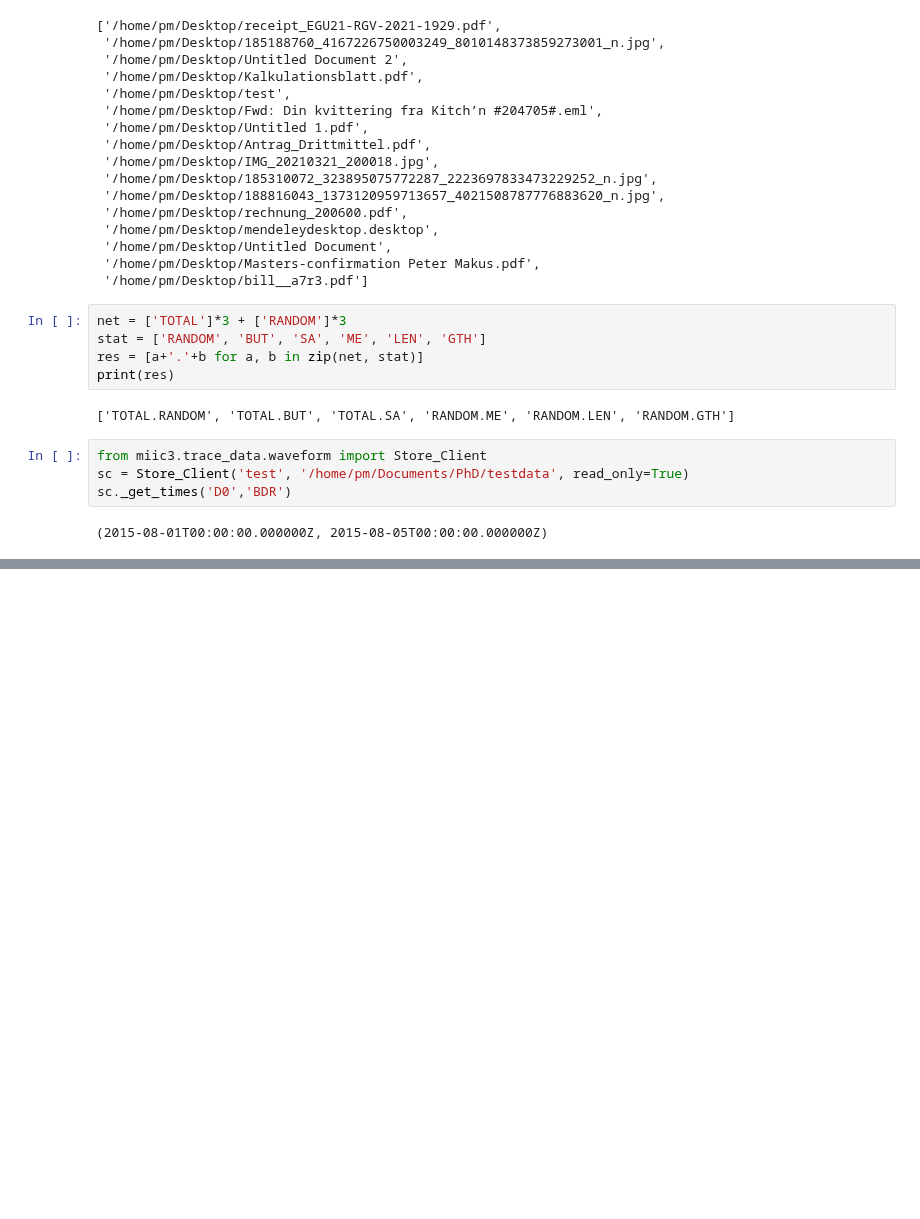
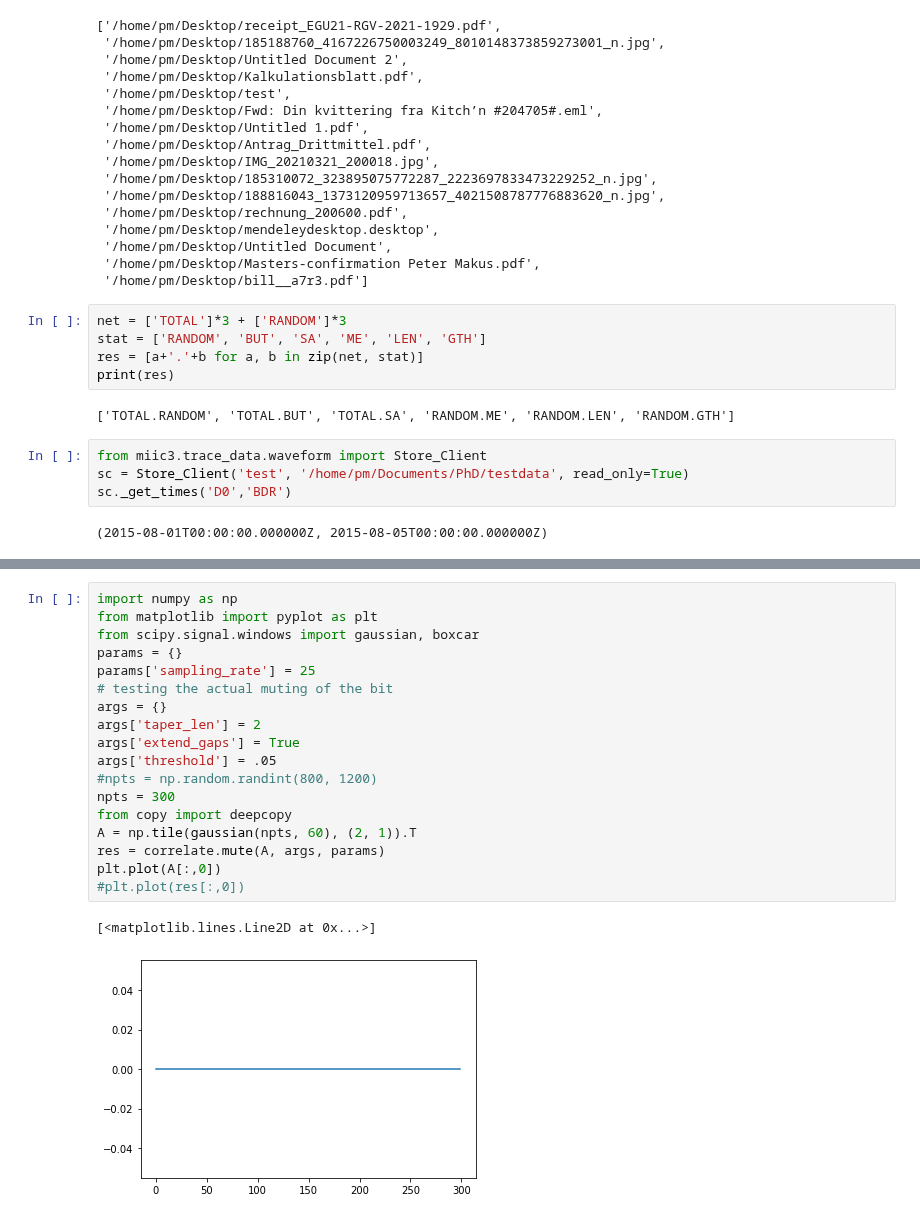
Before and after one commit to PeterMakus/SeisMIC, a Jupyter notebook: testnb.ipynb, the cells around one changed output, grey strips where cells are left out. Cells and saved outputs as stored; diff of their text form; blank space fills up the shorter version.

```diff
--- a/testnb.ipynb
+++ b/testnb.ipynb
@@ -271,0 +278,21 @@ os.path.basename(os.path.dirname(os.path.dirname(yeardirs[0])))
+# %%
+import numpy as np
+from matplotlib import pyplot as plt
+from scipy.signal.windows import gaussian, boxcar
+params = {}
+params['sampling_rate'] = 25
+# testing the actual muting of the bit
+args = {}
+args['taper_len'] = 2
+args['extend_gaps'] = True
+args['threshold'] = .05
+#npts = np.random.randint(800, 1200)
+npts = 300
+from copy import deepcopy
+A = np.tile(gaussian(npts, 60), (2, 1)).T
+res = correlate.mute(A, args, params)
+plt.plot(A[:,0])
+#plt.plot(res[:,0])
+# %% [output]
+[<matplotlib.lines.Line2D at 0x...>]
+[figure, added]
```
Also changed, not shown: parts of 4 cells of this notebook, 2 other files.
